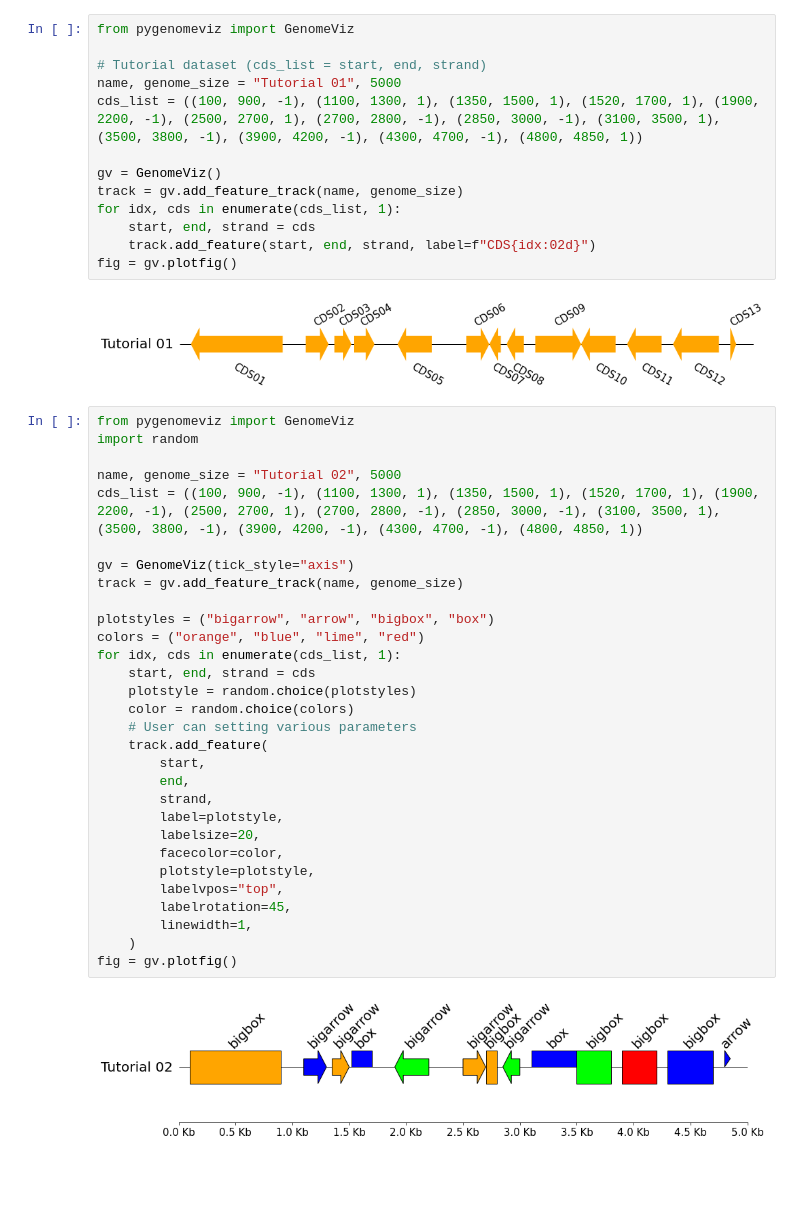
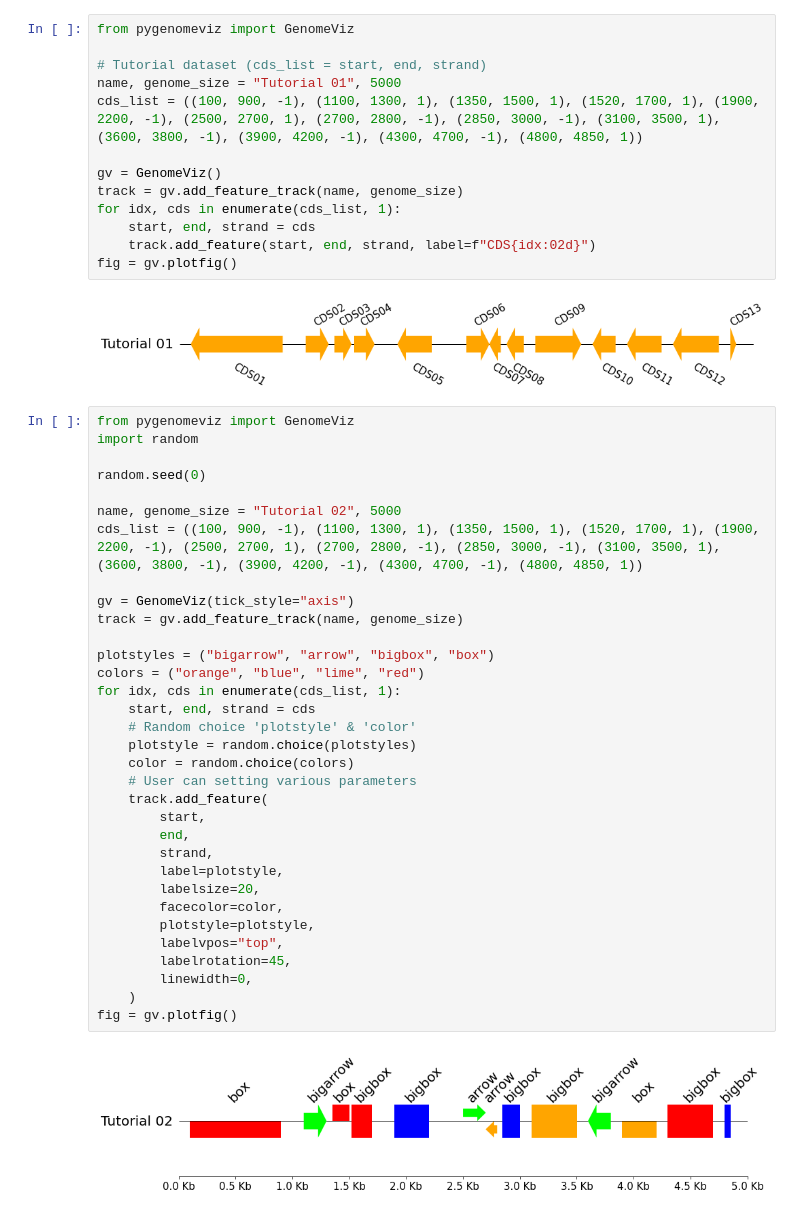
Before and after one commit to moshi4/pyGenomeViz, a Jupyter notebook: example/tutorial.ipynb, the cells around one changed output. Cells and saved outputs as stored; diff of their text form; blank space fills up the shorter version.

```diff
--- a/example/tutorial.ipynb
+++ b/example/tutorial.ipynb
@@ -9,7 +5,7 @@ from pygenomeviz import GenomeViz
 
 # Tutorial dataset (cds_list = start, end, strand)
 name, genome_size = "Tutorial 01", 5000
-cds_list = ((100, 900, -1), (1100, 1300, 1), (1350, 1500, 1), (1520, 1700, 1), (1900, 2200, -1), (2500, 2700, 1), (2700, 2800, -1), (2850, 3000, -1), (3100, 3500, 1), (3500, 3800, -1), (3900, 4200, -1), (4300, 4700, -1), (4800, 4850, 1))
+cds_list = ((100, 900, -1), (1100, 1300, 1), (1350, 1500, 1), (1520, 1700, 1), (1900, 2200, -1), (2500, 2700, 1), (2700, 2800, -1), (2850, 3000, -1), (3100, 3500, 1), (3600, 3800, -1), (3900, 4200, -1), (4300, 4700, -1), (4800, 4850, 1))
 
 gv = GenomeViz()
 track = gv.add_feature_track(name, genome_size)
@@ -18,37 +14,40 @@ for idx, cds in enumerate(cds_list, 1):
     track.add_feature(start, end, strand, label=f"CDS{idx:02d}")
 fig = gv.plotfig()
 # %% [output]
-[figure, old version]
+[figure, new version]
 # %%
 from pygenomeviz import GenomeViz
 import random
 
+random.seed(0)
+
 name, genome_size = "Tutorial 02", 5000
-cds_list = ((100, 900, -1), (1100, 1300, 1), (1350, 1500, 1), (1520, 1700, 1), (1900, 2200, -1), (2500, 2700, 1), (2700, 2800, -1), (2850, 3000, -1), (3100, 3500, 1), (3500, 3800, -1), (3900, 4200, -1), (4300, 4700, -1), (4800, 4850, 1))
+cds_list = ((100, 900, -1), (1100, 1300, 1), (1350, 1500, 1), (1520, 1700, 1), (1900, 2200, -1), (2500, 2700, 1), (2700, 2800, -1), (2850, 3000, -1), (3100, 3500, 1), (3600, 3800, -1), (3900, 4200, -1), (4300, 4700, -1), (4800, 4850, 1))
 
 gv = GenomeViz(tick_style="axis")
 track = gv.add_feature_track(name, genome_size)
 
 plotstyles = ("bigarrow", "arrow", "bigbox", "box")
 colors = ("orange", "blue", "lime", "red")
 for idx, cds in enumerate(cds_list, 1):
     start, end, strand = cds
+    # Random choice 'plotstyle' & 'color'
     plotstyle = random.choice(plotstyles)
     color = random.choice(colors)
     # User can setting various parameters
     track.add_feature(
         start,
         end,
         strand,
         label=plotstyle,
         labelsize=20,
         facecolor=color,
         plotstyle=plotstyle,
         labelvpos="top",
         labelrotation=45,
-        linewidth=1,
+        linewidth=0,
     )
 fig = gv.plotfig()
 # %% [output]
-[figure, old version]
+[figure, new version]
 # %% [markdown]
```
Also changed, not shown: parts of 6 cells of this notebook.
